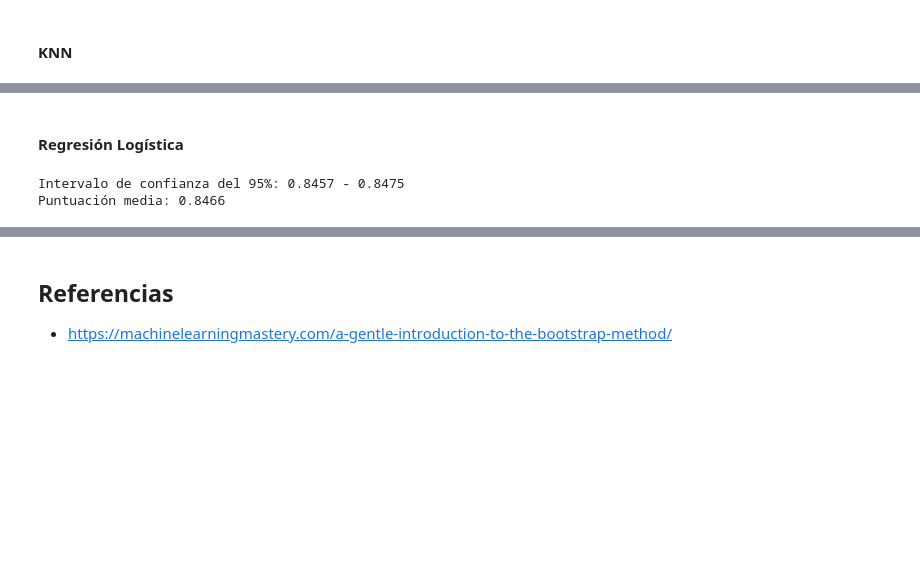
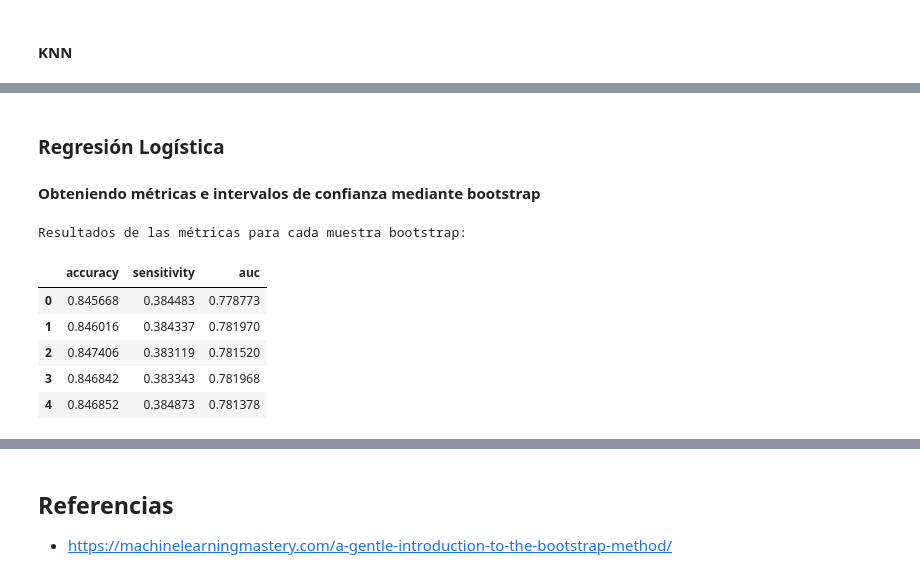
Before and after one commit to MonicaCabanas23/Clasificacion-y-Regresion-Lineal, a Jupyter notebook: Proyecto 3/data_splitting.ipynb, the cells around one changed output, grey strips where cells are left out. Saved outputs shown, nothing was run; the diff lists cells and outputs as text; code cells hidden in the pictures; blank space fills up the shorter version.

```diff
--- a/Proyecto 3/data_splitting.ipynb
+++ b/Proyecto 3/data_splitting.ipynb
@@ -253,17 +284,22 @@ def graph_bootstrap_ci(accuracy_scores, lower_bound, upper_bound, mean_score):
     # Mostrar la gráfica
     plt.show()
 # %% [markdown]
-#### Regresión Logística
+### Regresión Logística
+#### Obteniendo métricas e intervalos de confianza mediante bootstrap
 # %%
 n_iterations = 30
 sample_size = int(X_train.shape[0] * 0.50)
 
 lr = LogisticRegression(solver='lbfgs', max_iter=1000, random_state=42)
-accuracy_scores, lower_bound, upper_bound = get_bootstrap_ci(n_iterations, sample_size, X_train, y_train, lr)
-mean_score = np.mean(accuracy_scores)
-
-print(f"Intervalo de confianza del 95%: {lower_bound:.4f} - {upper_bound:.4f}")
-print(f"Puntuación media: {mean_score:.4f}")
+metrics_df, ci_results = get_bootstrap_metrics_ci(n_iterations, sample_size, X_train, y_train, lr)
-# %% [output]
-Intervalo de confianza del 95%: 0.8457 - 0.8475
-Puntuación media: 0.8466
+# %%
+print("Resultados de las métricas para cada muestra bootstrap:")
+metrics_df.head()
+# %% [output]
+Resultados de las métricas para cada muestra bootstrap:
+|  | accuracy | sensitivity | auc |
+| 0 | 0.845668 | 0.384483 | 0.778773 |
+| 1 | 0.846016 | 0.384337 | 0.781970 |
+| 2 | 0.847406 | 0.383119 | 0.781520 |
+| 3 | 0.846842 | 0.383343 | 0.781968 |
+| 4 | 0.846852 | 0.384873 | 0.781378 |
```
Also changed, not shown: parts of 13 cells of this notebook.
